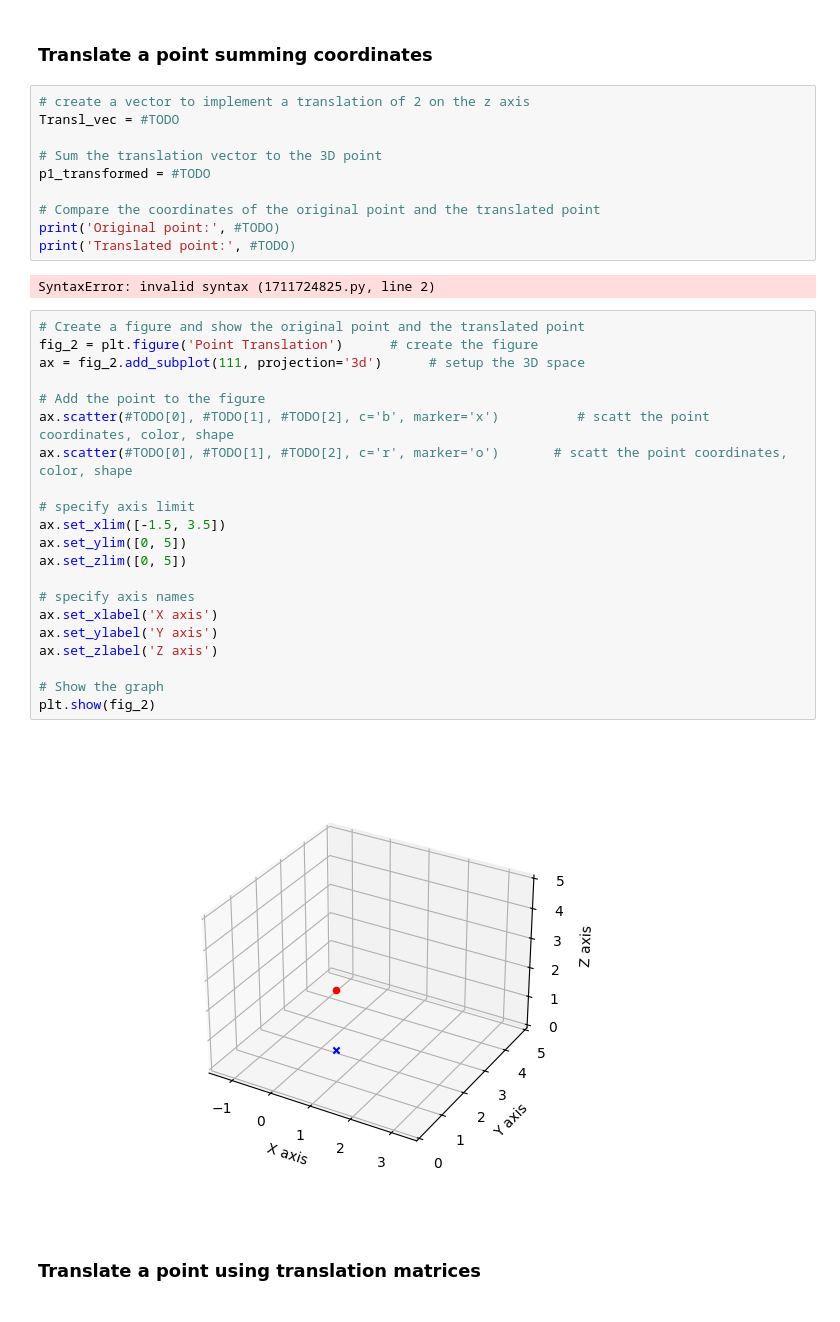
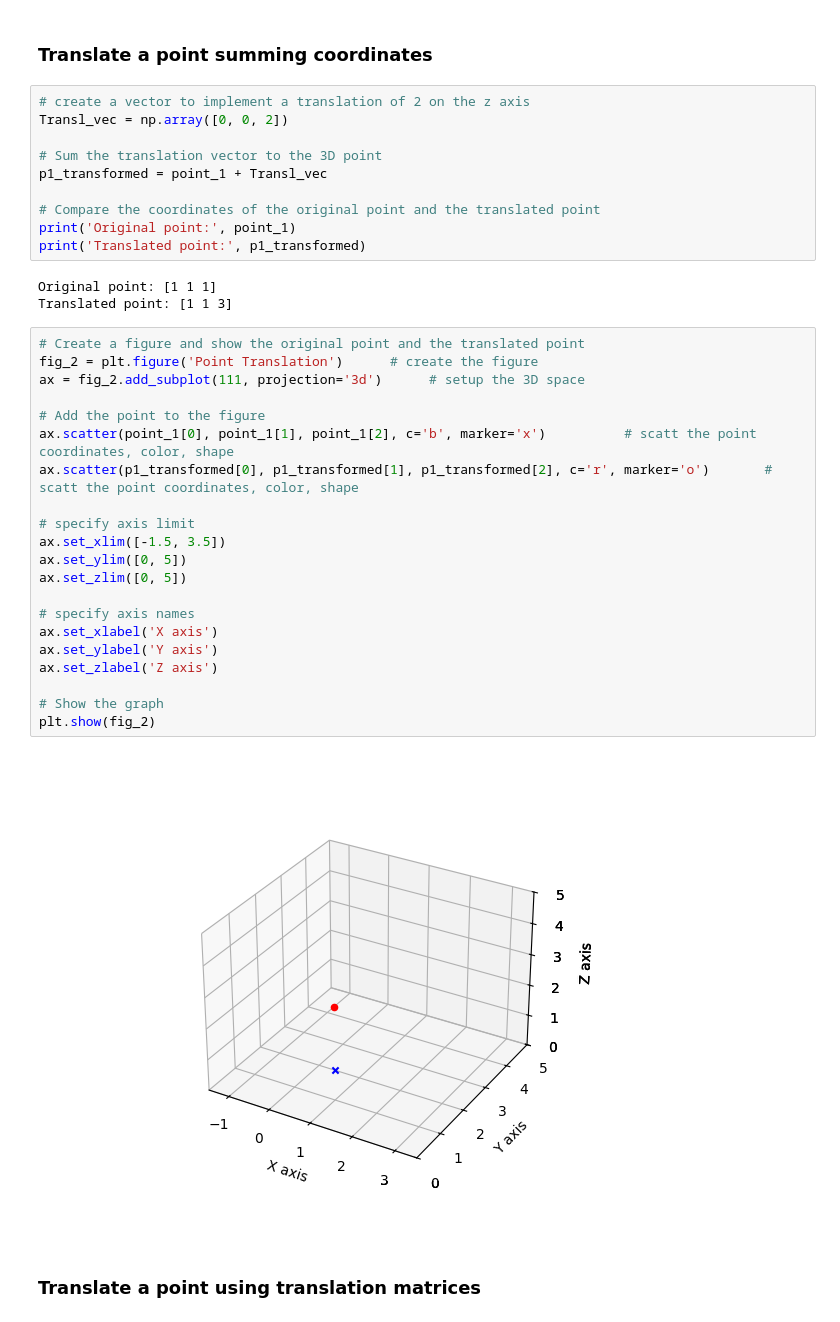
Before and after one commit to MBerg21/MIPN, a Jupyter notebook: RB_transformations_TODO.ipynb, the cells around one changed output. Drawn from its saved outputs; the diff is of its cells as text.

```diff
--- a/RB_transformations_TODO.ipynb
+++ b/RB_transformations_TODO.ipynb
@@ -96,39 +96,40 @@ plt.show(fig_1)
 ### Translate a point summing coordinates
 # %%
 # create a vector to implement a translation of 2 on the z axis
-Transl_vec = #TODO
+Transl_vec = np.array([0, 0, 2])
 
 # Sum the translation vector to the 3D point
-p1_transformed = #TODO
+p1_transformed = point_1 + Transl_vec
 
 # Compare the coordinates of the original point and the translated point
-print('Original point:', #TODO)
-print('Translated point:', #TODO)
+print('Original point:', point_1)
+print('Translated point:', p1_transformed)
 # %% [output]
-SyntaxError: invalid syntax (1711724825.py, line 2)
+Original point: [1 1 1]
+Translated point: [1 1 3]
 # %%
 # Create a figure and show the original point and the translated point
 fig_2 = plt.figure('Point Translation')      # create the figure
 ax = fig_2.add_subplot(111, projection='3d')      # setup the 3D space
 
 # Add the point to the figure
-ax.scatter(#TODO[0], #TODO[1], #TODO[2], c='b', marker='x')          # scatt the point coordinates, color, shape
-ax.scatter(#TODO[0], #TODO[1], #TODO[2], c='r', marker='o')       # scatt the point coordinates, color, shape
+ax.scatter(point_1[0], point_1[1], point_1[2], c='b', marker='x')          # scatt the point coordinates, color, shape
+ax.scatter(p1_transformed[0], p1_transformed[1], p1_transformed[2], c='r', marker='o')       # scatt the point coordinates, color, shape
 
 # specify axis limit
 ax.set_xlim([-1.5, 3.5])
 ax.set_ylim([0, 5])
 ax.set_zlim([0, 5])
 
 # specify axis names
 ax.set_xlabel('X axis')
 ax.set_ylabel('Y axis')
 ax.set_zlabel('Z axis')
 
 # Show the graph
 plt.show(fig_2)
 # %% [output]
-[figure, old version]
+[figure, new version]
 # %% [markdown]
 ### Translate a point using translation matrices
 # %%
```
Also changed, not shown: parts of 20 cells of this notebook, 2 other files.
